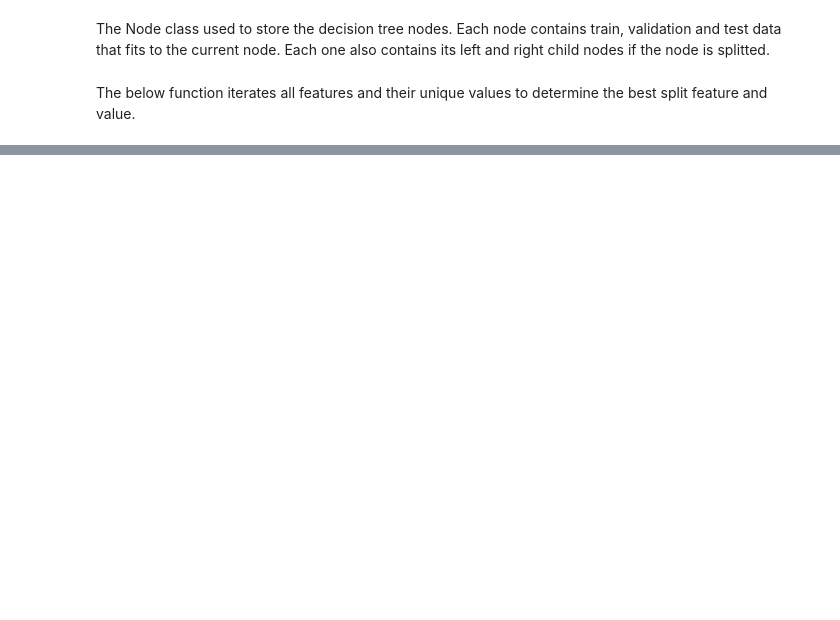
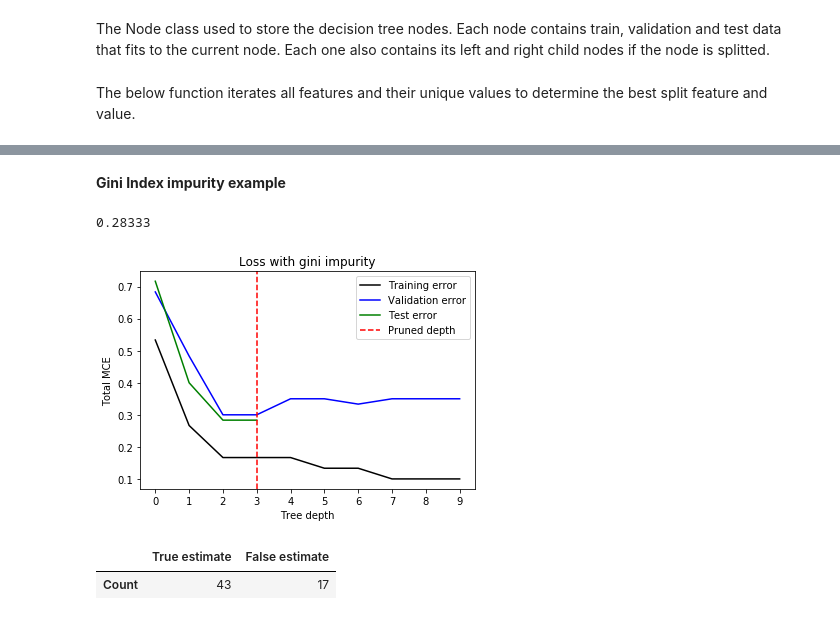
Before and after one commit to akinelden/cmpe480-fall19-project3, a Jupyter notebook: source.ipynb, the cells around one changed output, grey strips where cells are left out. Drawn from its saved outputs; the diff is of its cells as text; code cells hidden in the pictures; blank space fills up the shorter version.

```diff
--- a/source.ipynb
+++ b/source.ipynb
@@ -240,0 +272,14 @@ results[-1]
+# %% [markdown]
+**Gini Index impurity example**
+# %%
+results = decisionLearning(iris, "gini", seed=2)
+# The last test error value
+print("Test error at pruned depth: {0}".format(results[3][-1]))
+# %% [output]
+0.28333
+[figure, added]
+# %%
+results[-1]
+# %% [output]
+|  | True estimate | False estimate |
+| Count | 43 | 17 |
```
Also changed, not shown: parts of 18 cells of this notebook, 1 other file.
